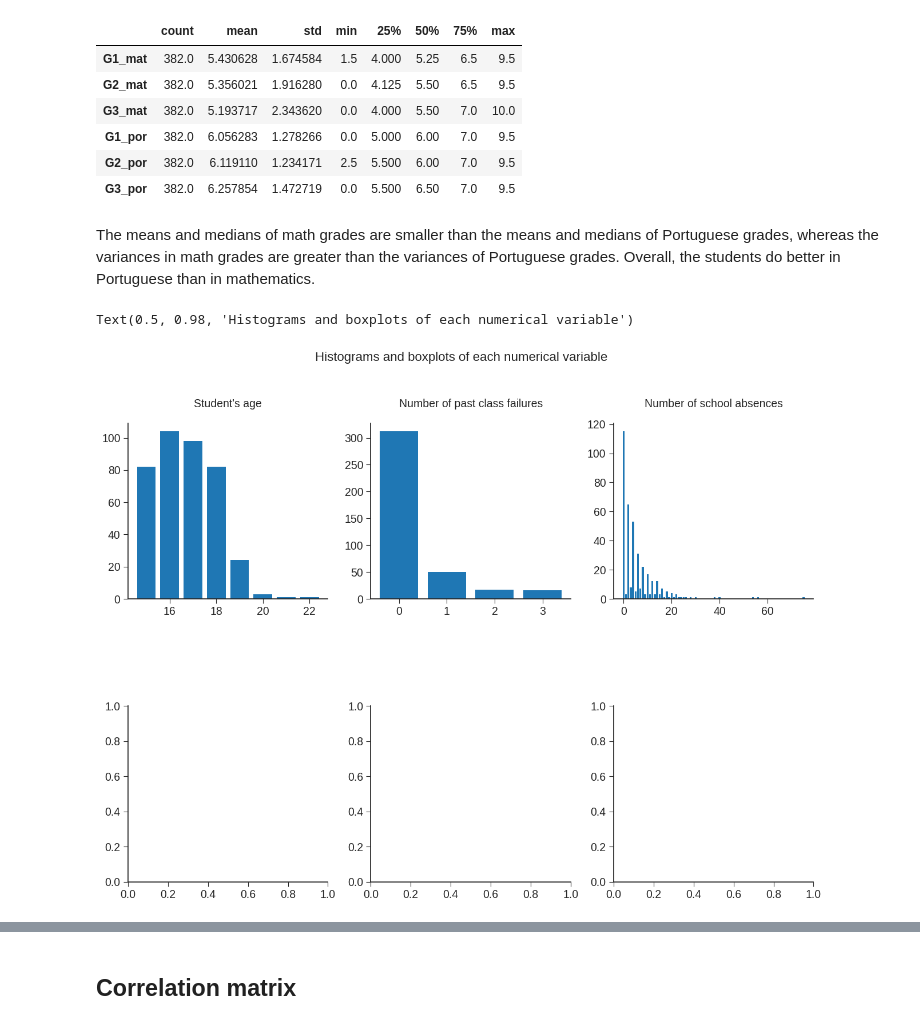
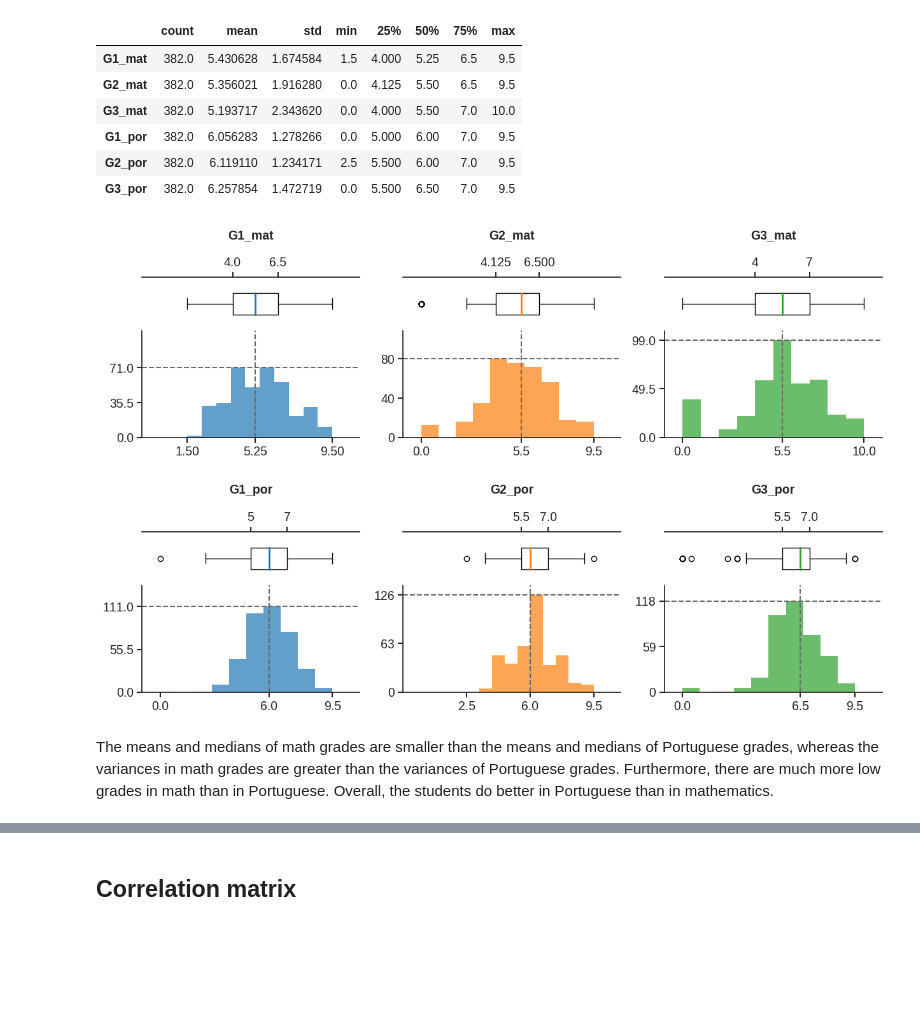
Before and after one commit to nicolaubruno/ML_projects, a Jupyter notebook: Factor Analysis/PCA.ipynb, the cells around one changed output, grey strips where cells are left out. Drawn from its saved outputs; the diff is of its cells as text; code cells hidden in the pictures; blank space fills up the shorter version.

Commit message:
[Factor Analysis] Visualization of descriptive statistics in PCA file

```diff
--- a/Factor Analysis/PCA.ipynb
+++ b/Factor Analysis/PCA.ipynb
@@ -61,67 +61,19 @@ df.describe().transpose()
 | G1_por | 382.0 | 6.056283 | 1.278266 | 0.0 | 5.000 | 6.00 | 7.0 | 9.5 |
 | G2_por | 382.0 | 6.119110 | 1.234171 | 2.5 | 5.500 | 6.00 | 7.0 | 9.5 |
 | G3_por | 382.0 | 6.257854 | 1.472719 | 0.0 | 5.500 | 6.50 | 7.0 | 9.5 |
-# %% [markdown]
-The means and medians of math grades are smaller than the means and medians of Portuguese grades, whereas the variances in math grades are greater than the variances of Portuguese grades. Overall, the students do better in Portuguese than in mathematics.
-# %%
-#----- Figure and axis -----#
-
-# Figure
-fig = plt.figure(figsize = (13, 10), dpi = 100)
-
-# Grid
-gs = fig.add_gridspec(nrows = 8, ncols = 3)
-
-# Histograms
-hist_axs = []
-for i in range(2):
-    for j in range(3):
-        hist_axs.append(fig.add_subplot(gs[4*i+1:4*i+4, j]))
-
-        # Remove spines
-        hist_axs[-1].spines[['top', 'right']].set_visible(False)
-
-# Boxplots
-boxplot_axs = []
-for i in range(2):
-    for j in range(3):
-        boxplot_axs.append(fig.add_subplot(gs[4*i, j]))
-
-        # Remove spines
-        boxplot_axs[-1].spines[:].set_visible(False)
-
-        # Remove yaxis
-        boxplot_axs[-1].yaxis.set_visible(False)
-        boxplot_axs[-1].xaxis.set_tick_params(bottom = False, labelbottom = False)
-
-#----- Plots -----#
-
-# Discrete variables
-discrete_vars = ['age', 'failures', 'absences']
-titles = ["Student's age", "Number of past class failures", "Number of school absences"]
-
-for i in range(3):
-    data = mat_df[discrete_vars[i]].value_counts()
-    x = data.index.values
-    y = data.to_numpy()
-    hist_axs[i].bar(x, y)
-
-    # Labels
-    hist_axs[i].set_title(titles[i], fontsize = 14, pad = 20)
-
-
-#----- Appearance -----#
-
-plt.style.use('seaborn-ticks')
-plt.rcParams.update({
-        'font.size': 14
-    })
-plt.tight_layout()
-
-#----- Labels, legends and annotations -----#
-
-# Title
-plt.suptitle('Histograms and boxplots of each numerical variable', fontsize = 16)
-# %% [output]
-Text(0.5, 0.98, 'Histograms and boxplots of each numerical variable')
-[figure, removed]
+# %%
+desc_stats = dataviz.DescStats(
+        [
+            df[[label + '_mat' for label in ['G1', 'G2', 'G3']]],
+            df[[label + '_por' for label in ['G1', 'G2', 'G3']]]
+        ],
+        share_all_x = True,
+        share_row_y = True,
+        plot_titles = True
+    )
+
+#desc_stats.save()
+# %% [output]
+[figure, added]
+# %% [markdown]
+The means and medians of math grades are smaller than the means and medians of Portuguese grades, whereas the variances in math grades are greater than the variances of Portuguese grades. Furthermore, there are much more low grades in math than in Portuguese. Overall, the students do better in Portuguese than in mathematics.
```
Also changed, not shown: parts of 3 cells of this notebook, 3 other files.
